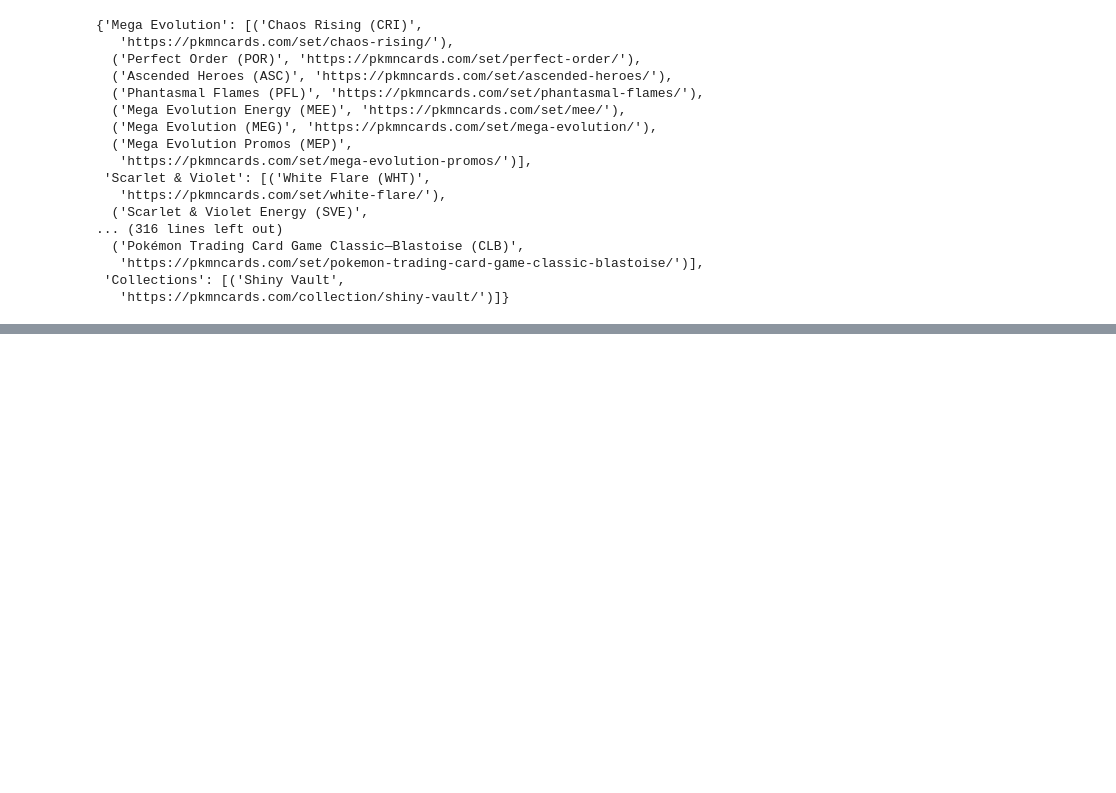
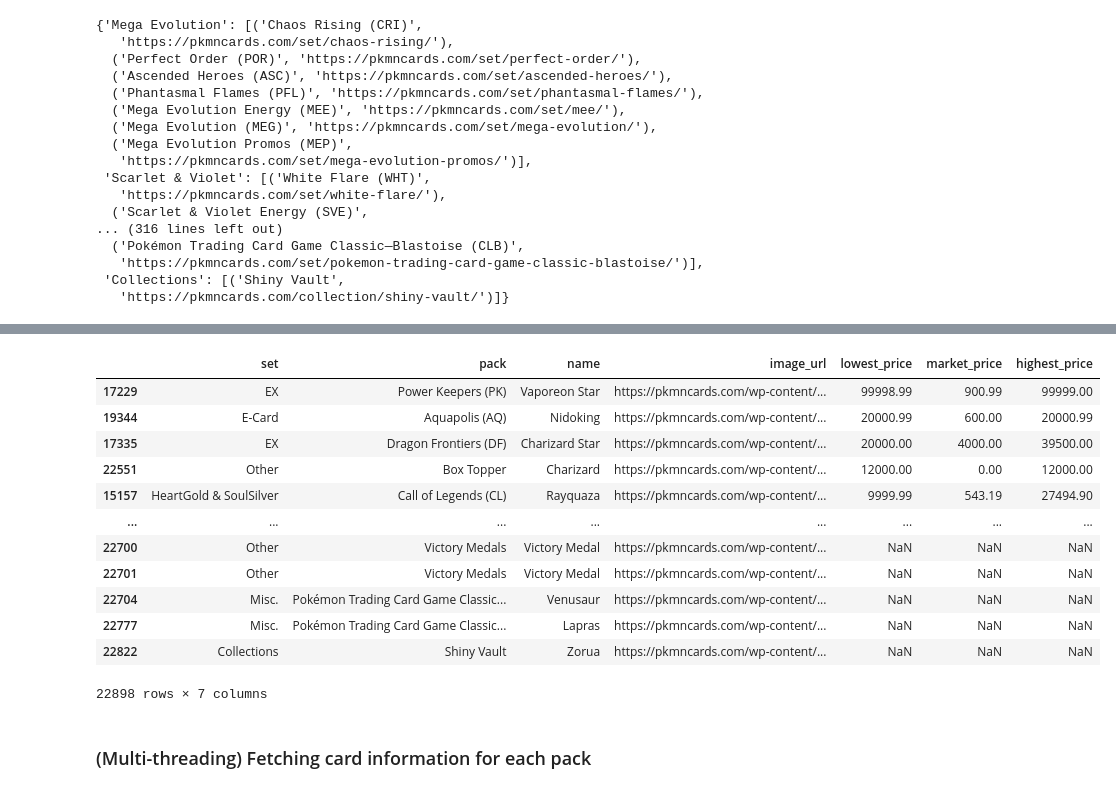
Before and after one commit to liamhade/PokeMash, a Jupyter notebook: utils/scraper.ipynb, the cells around one changed output, grey strips where cells are left out. Cells and saved outputs as stored; diff of their text form; code cells hidden in the pictures; blank space fills up the shorter version.

```diff
--- a/utils/scraper.ipynb
+++ b/utils/scraper.ipynb
@@ -50,0 +129,16 @@ sets_and_split_packs
+# %%
+cards_df.sort_values(by="lowest_price", ascending=False)
+# %% [output]
+|  | set | pack | name | image_url | lowest_price | market_price | highest_price |
+| 17229 | EX | Power Keepers (PK) | Vaporeon Star | https://pkmncards.com/wp-content/... | 99998.99 | 900.99 | 99999.00 |
+| 19344 | E-Card | Aquapolis (AQ) | Nidoking | https://pkmncards.com/wp-content/... | 20000.99 | 600.00 | 20000.99 |
+| 17335 | EX | Dragon Frontiers (DF) | Charizard Star | https://pkmncards.com/wp-content/... | 20000.00 | 4000.00 | 39500.00 |
+| 22551 | Other | Box Topper | Charizard | https://pkmncards.com/wp-content/... | 12000.00 | 0.00 | 12000.00 |
+| 15157 | HeartGold & SoulSilver | Call of Legends (CL) | Rayquaza | https://pkmncards.com/wp-content/... | 9999.99 | 543.19 | 27494.90 |
+| ... | ... | ... | ... | ... | ... | ... | ... |
+| 22700 | Other | Victory Medals | Victory Medal | https://pkmncards.com/wp-content/... | NaN | NaN | NaN |
+| 22701 | Other | Victory Medals | Victory Medal | https://pkmncards.com/wp-content/... | NaN | NaN | NaN |
+| 22704 | Misc. | Pokémon Trading Card Game Classic... | Venusaur | https://pkmncards.com/wp-content/... | NaN | NaN | NaN |
+| 22777 | Misc. | Pokémon Trading Card Game Classic... | Lapras | https://pkmncards.com/wp-content/... | NaN | NaN | NaN |
+| 22822 | Collections | Shiny Vault | Zorua | https://pkmncards.com/wp-content/... | NaN | NaN | NaN |
+22898 rows × 7 columns
@@ -51,3 +147,5 @@ sets_and_split_packs
+# %% [markdown]
+### (Multi-threading) Fetching card information for each pack
 # %%
 import pandas as pd
 from tqdm.notebook import tqdm
```
Also changed, not shown: parts of 5 cells of this notebook, 1 other file.
